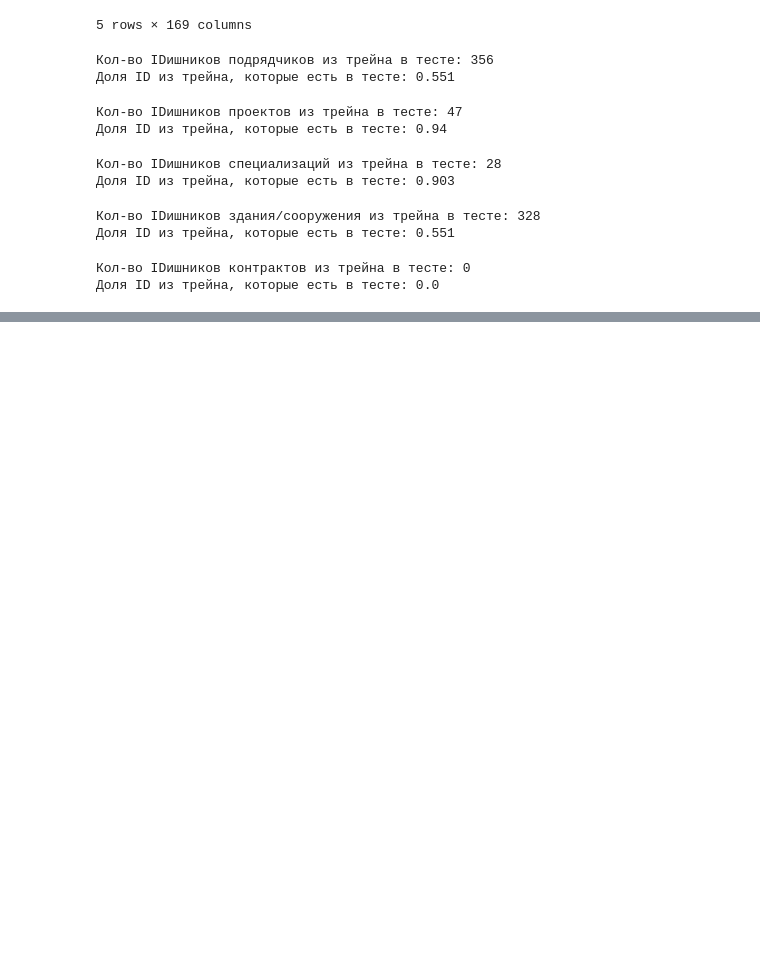
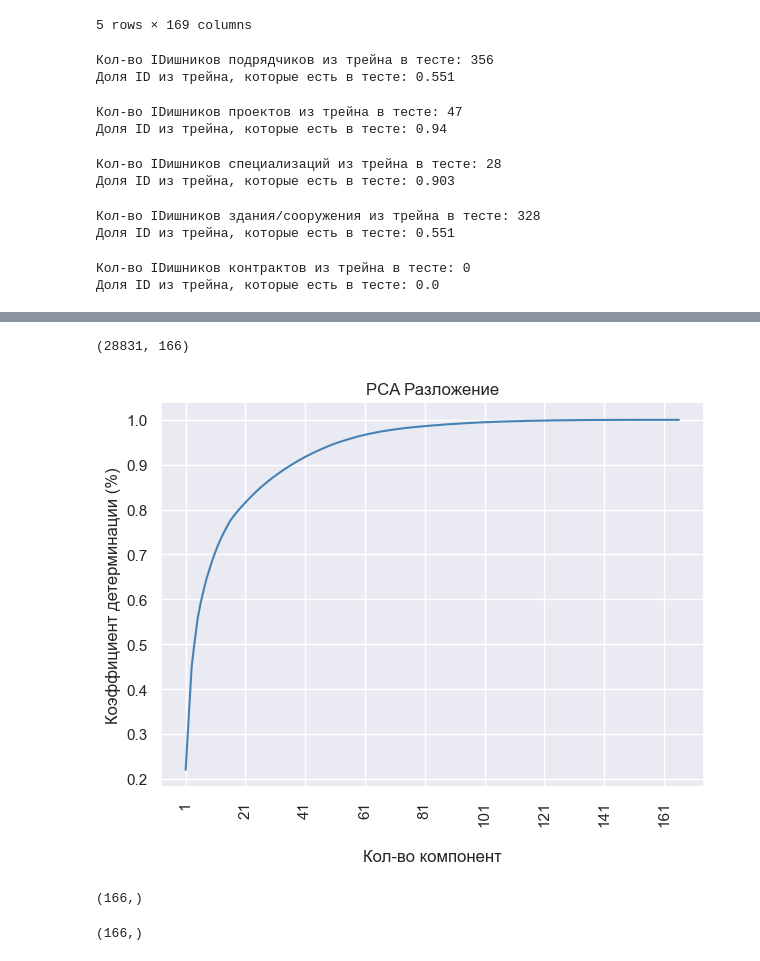
Before and after one commit to Scorpgodwest/contractor_churn_prediction, a Jupyter notebook: research/EDA.ipynb, the cells around one changed output, grey strips where cells are left out. Saved outputs shown, nothing was run; the diff lists cells and outputs as text; code cells hidden in the pictures; blank space fills up the shorter version.

```diff
--- a/research/EDA.ipynb
+++ b/research/EDA.ipynb
@@ -439,0 +450,29 @@ for name, group in X_train.groupby('contract_id'):
+# %%
+from sklearn.decomposition import PCA
+from sklearn.preprocessing import StandardScaler
+X_train_pca = X_train.drop(['contract_id', 'report_date', 'contract_date', 'specialization_id', 'project_id', 'building_id', 'contractor_id'], axis=1)
+X_train_processed = StandardScaler().fit_transform(X_train[['specialization_id', 'project_id', 'building_id', 'contractor_id']])
+X_train_processed = np.concatenate([X_train_pca.values, X_train_processed], axis=1)
+print(X_train_processed.shape)
+pca = PCA().fit(X_train_processed)
+# %% [output]
+(28831, 166)
+# %%
+plt.figure(figsize = (7, 5))
+ax = sns.lineplot(x = [i for i in range(1, 167)], y = np.cumsum(pca.explained_variance_ratio_), color = 'steelblue', markers = True);
+ax.set_xlabel('\nКол-во компонент')
+plt.xticks(rotation=90)
+ax.set_ylabel('Коэффициент детерминации (%)')
+ax.set_xticks([i for i in range(1, 167, 20)])
+plt.xticks(fontsize=11);
+plt.title('PCA Разложение');
+# %% [output]
+[figure, added]
+# %%
+pca.explained_variance_ratio_.shape
+# %% [output]
+(166,)
+# %%
+np.cumsum(pca.explained_variance_ratio_).shape
+# %% [output]
+(166,)
```
Also changed, not shown: parts of 2 cells of this notebook, 13 other files.
